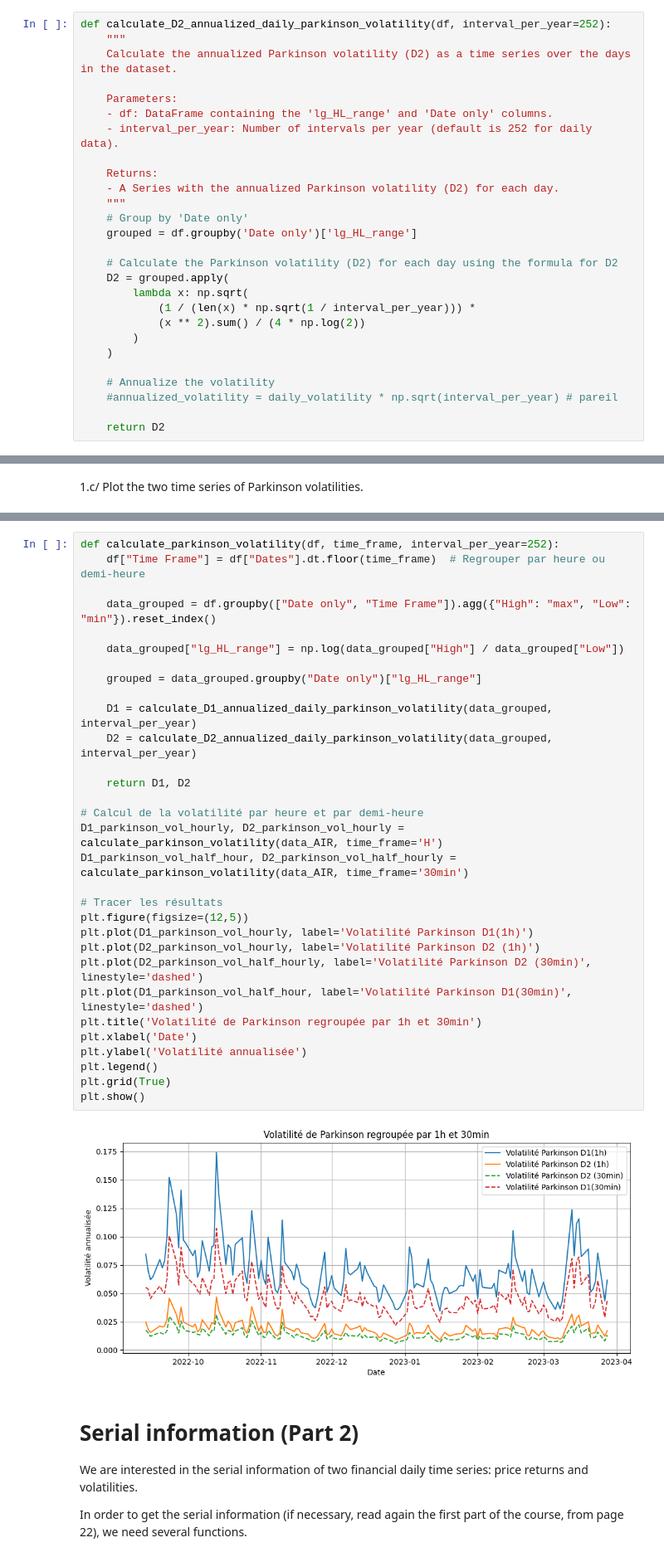
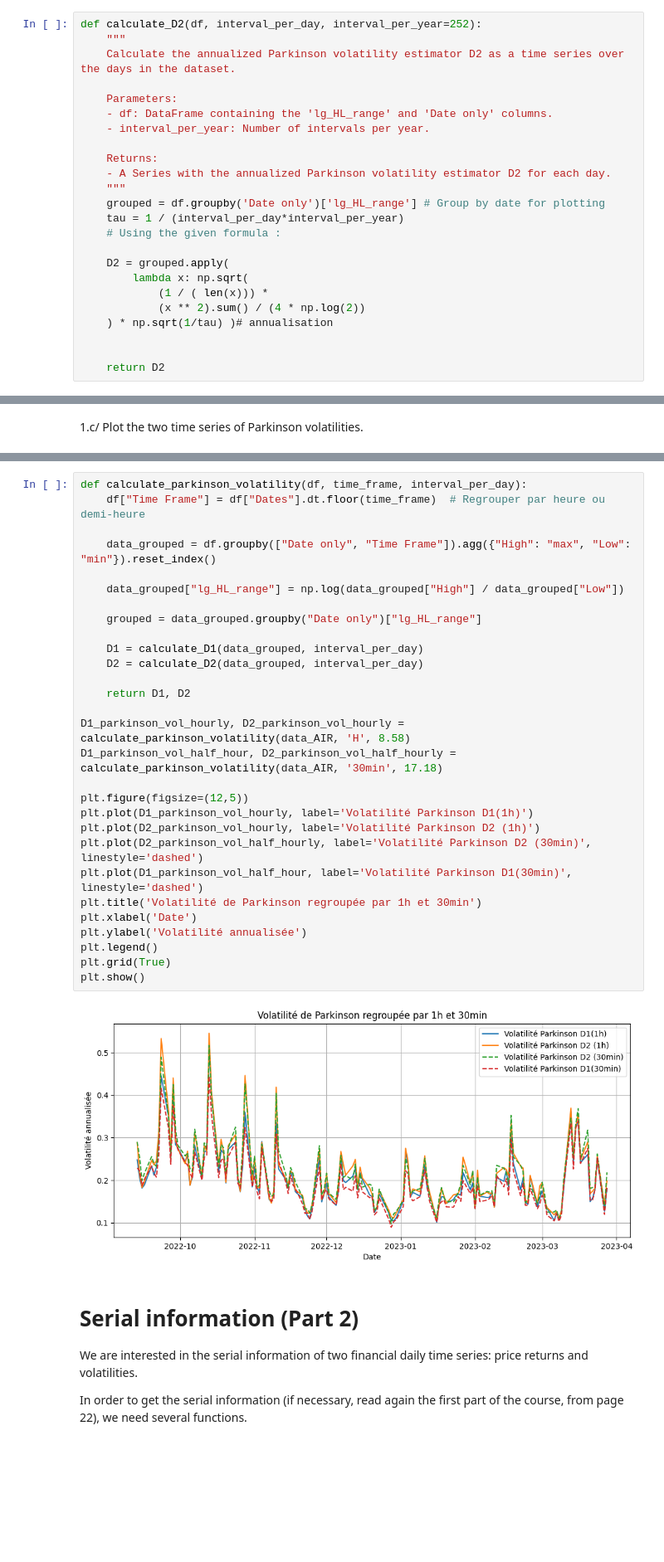
Before and after one commit to dianemans/Proj1_NPFD, a Jupyter notebook: M. Garcin/Project Part 1_serial dependence of Parkinson volatility.ipynb, the cells around one changed output, grey strips where cells are left out. Shown at 83% size. Drawn from its saved outputs; the diff is of its cells as text; blank space fills up the shorter version.

```diff
--- a/M. Garcin/Project Part 1_serial dependence of Parkinson volatility.ipynb
+++ b/M. Garcin/Project Part 1_serial dependence of Parkinson volatility.ipynb
@@ -131,29 +132,26 @@ D1_parkinson_vol = calculate_D1_annualized_daily_parkinson_volatility(data_AIR)
 # %% [markdown]
 1.b/ Do the same for the estimator $\widehat{D_{2,n}}$.
 # %%
-def calculate_D2_annualized_daily_parkinson_volatility(df, interval_per_year=252):
+def calculate_D2(df, interval_per_day, interval_per_year=252):
     """
-    Calculate the annualized Parkinson volatility (D2) as a time series over the days in the dataset.
+    Calculate the annualized Parkinson volatility estimator D2 as a time series over the days in the dataset.
 
     Parameters:
     - df: DataFrame containing the 'lg_HL_range' and 'Date only' columns.
-    - interval_per_year: Number of intervals per year (default is 252 for daily data).
+    - interval_per_year: Number of intervals per year.
 
     Returns:
-    - A Series with the annualized Parkinson volatility (D2) for each day.
+    - A Series with the annualized Parkinson volatility estimator D2 for each day.
     """
-    # Group by 'Date only'
-    grouped = df.groupby('Date only')['lg_HL_range']
+    grouped = df.groupby('Date only')['lg_HL_range'] # Group by date for plotting
+    tau = 1 / (interval_per_day*interval_per_year)
+    # Using the given formula :
 
-    # Calculate the Parkinson volatility (D2) for each day using the formula for D2
     D2 = grouped.apply(
         lambda x: np.sqrt(
-            (1 / (len(x) * np.sqrt(1 / interval_per_year))) *
+            (1 / ( len(x))) *
             (x ** 2).sum() / (4 * np.log(2))
-        )
-    )
+    ) * np.sqrt(1/tau) )# annualisation
 
-    # Annualize the volatility
-    #annualized_volatility = daily_volatility * np.sqrt(interval_per_year) # pareil
 
     return D2
@@ -176,36 +176,34 @@ The results are very low, compared to
 # %%
-def calculate_parkinson_volatility(df, time_frame, interval_per_year=252):
+def calculate_parkinson_volatility(df, time_frame, interval_per_day):
     df["Time Frame"] = df["Dates"].dt.floor(time_frame)  # Regrouper par heure ou demi-heure
 
     data_grouped = df.groupby(["Date only", "Time Frame"]).agg({"High": "max", "Low": "min"}).reset_index()
 
     data_grouped["lg_HL_range"] = np.log(data_grouped["High"] / data_grouped["Low"])
 
     grouped = data_grouped.groupby("Date only")["lg_HL_range"]
 
-    D1 = calculate_D1_annualized_daily_parkinson_volatility(data_grouped, interval_per_year)
-    D2 = calculate_D2_annualized_daily_parkinson_volatility(data_grouped, interval_per_year)
+    D1 = calculate_D1(data_grouped, interval_per_day)
+    D2 = calculate_D2(data_grouped, interval_per_day)
 
     return D1, D2
 
-# Calcul de la volatilité par heure et par demi-heure
-D1_parkinson_vol_hourly, D2_parkinson_vol_hourly = calculate_parkinson_volatility(data_AIR, time_frame='H')
-D1_parkinson_vol_half_hour, D2_parkinson_vol_half_hourly = calculate_parkinson_volatility(data_AIR, time_frame='30min')
+D1_parkinson_vol_hourly, D2_parkinson_vol_hourly = calculate_parkinson_volatility(data_AIR, 'H', 8.58)
+D1_parkinson_vol_half_hour, D2_parkinson_vol_half_hourly = calculate_parkinson_volatility(data_AIR, '30min', 17.18)
 
-# Tracer les résultats
 plt.figure(figsize=(12,5))
 plt.plot(D1_parkinson_vol_hourly, label='Volatilité Parkinson D1(1h)')
 plt.plot(D2_parkinson_vol_hourly, label='Volatilité Parkinson D2 (1h)')
 plt.plot(D2_parkinson_vol_half_hourly, label='Volatilité Parkinson D2 (30min)', linestyle='dashed')
 plt.plot(D1_parkinson_vol_half_hour, label='Volatilité Parkinson D1(30min)', linestyle='dashed')
 plt.title('Volatilité de Parkinson regroupée par 1h et 30min')
 plt.xlabel('Date')
 plt.ylabel('Volatilité annualisée')
 plt.legend()
 plt.grid(True)
 plt.show()
 # %% [output]
-[figure, old version]
+[figure, new version]
 # %% [markdown]
 # Serial information (Part 2)
 
```
Also changed, not shown: parts of 7 cells of this notebook.
